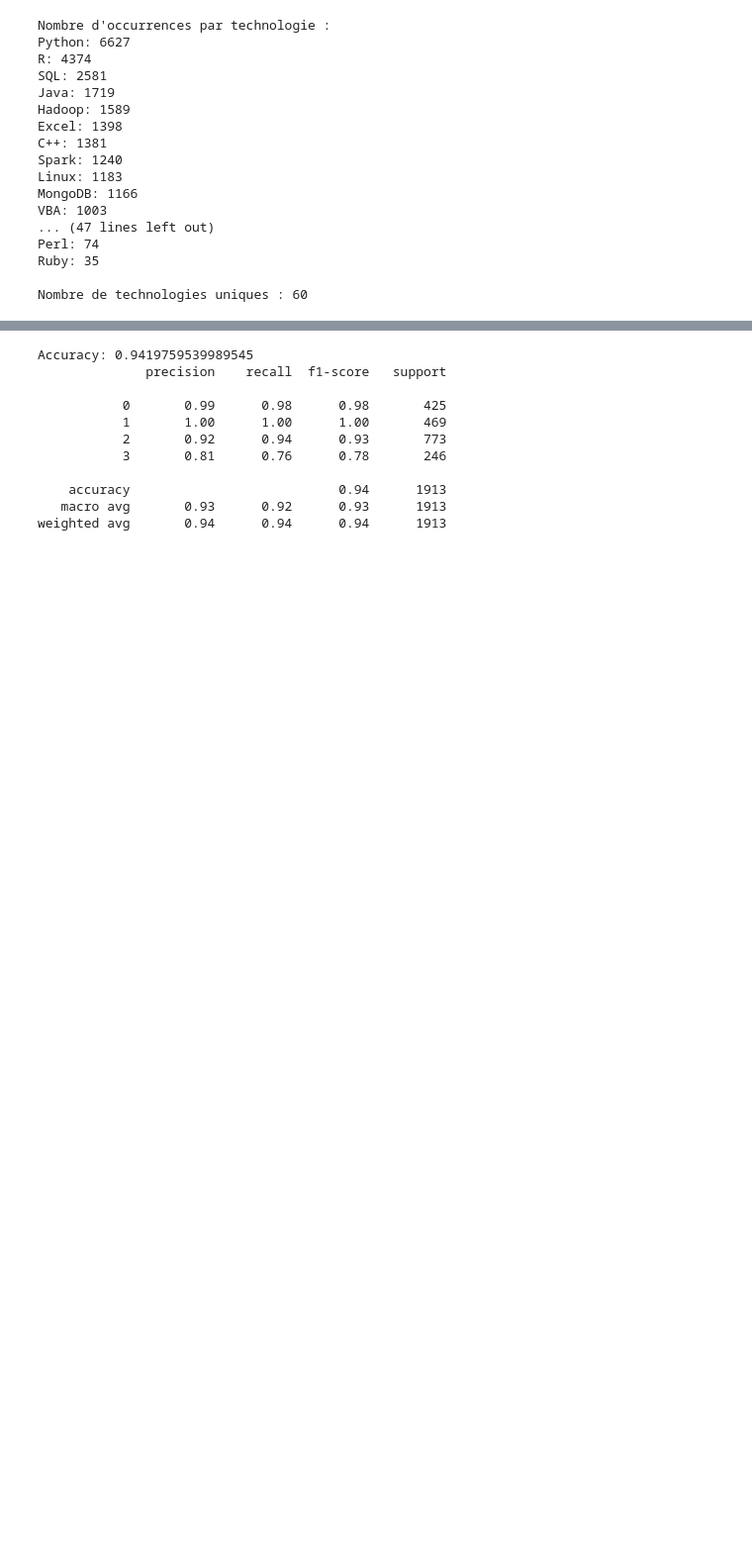
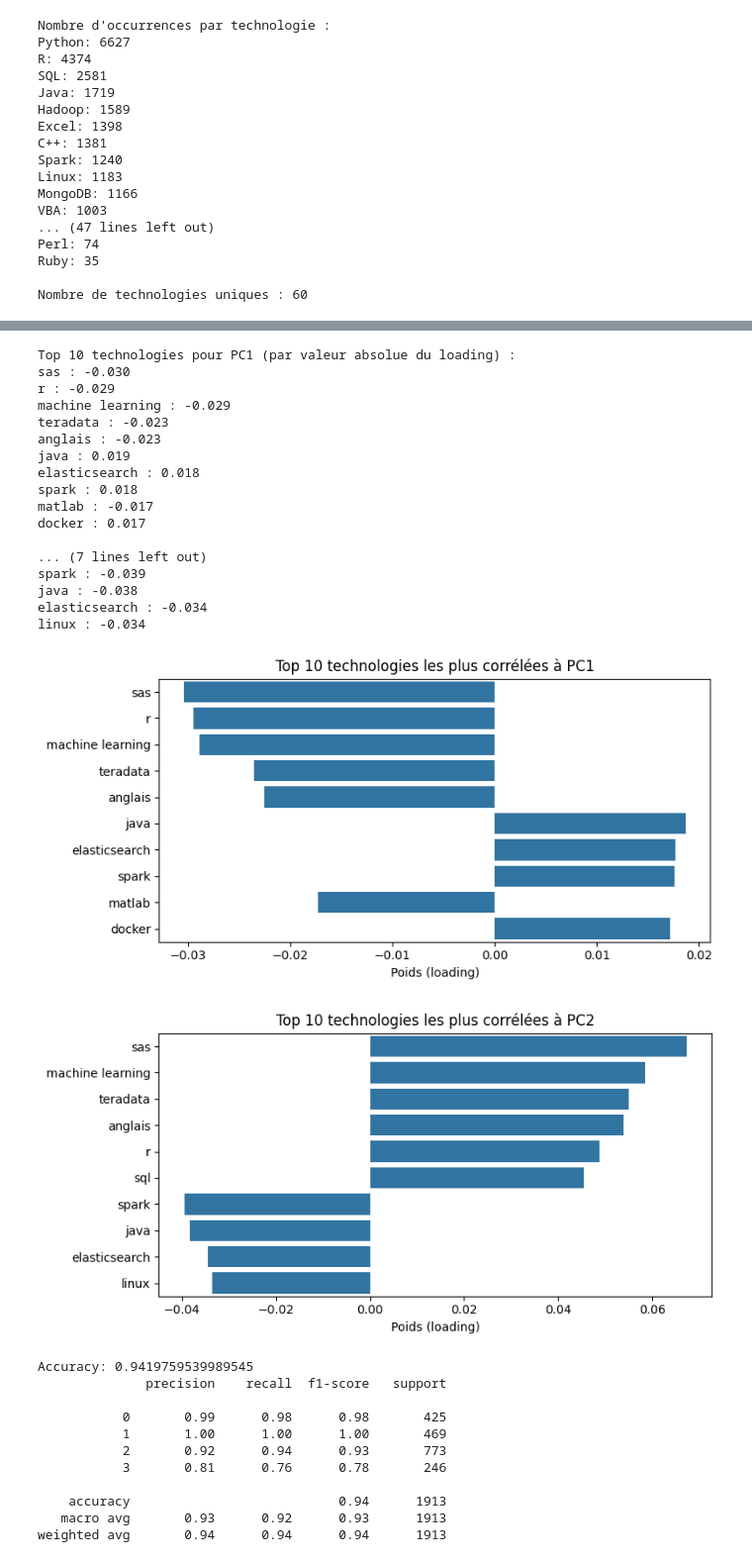
Before and after one commit to jccazes/equancy_technical_assessment, a Jupyter notebook: src/equancy_technical_assessment/answers copy.ipynb, the cells around one changed output, grey strips where cells are left out. Shown at 99% size. Saved outputs shown, nothing was run; the diff lists cells and outputs as text; code cells hidden in the pictures; blank space fills up the shorter version.

Commit message:
added some observations on pca loadings

```diff
--- a/src/equancy_technical_assessment/answers copy.ipynb
+++ b/src/equancy_technical_assessment/answers copy.ipynb
@@ -721,3 +859,67 @@ Nombre de technologies uniques : 60
+# %%
+# 1. Récupérer les noms des features après transformation
+tfidf = TfidfVectorizer(tokenizer=lambda x: x.split('/'))
+preprocessor.fit(clustered_employee_data)
+feature_names = (
+    preprocessor.named_transformers_['tech'].get_feature_names_out()
+    if hasattr(preprocessor.named_transformers_['tech'], 'get_feature_names_out')
+    else []
+)
+
+# 2. Indices des features TF-IDF dans la matrice transformée
+# On suppose que les features TF-IDF sont à la fin (car ajoutées après num et cat)
+n_num = preprocessor.transformers_[0][2].__len__()
+n_cat = preprocessor.named_transformers_['cat'].get_feature_names_out().shape[0]
+n_tfidf = len(feature_names)
+tfidf_start = n_num + n_cat
+tfidf_end = tfidf_start + n_tfidf
+
+# 3. Coefficients PCA pour TF-IDF
+tfidf_pca_loadings = pca.components_[:, tfidf_start:tfidf_end]
+
+# 4. Top mots/technos pour PC1 et PC2
+for i, pc in enumerate(['PC1', 'PC2']):
+    top_idx = np.argsort(np.abs(tfidf_pca_loadings[i]))[::-1][:10]
+    print(f"\nTop 10 technologies pour {pc} (par valeur absolue du loading) :")
+    for idx in top_idx:
+        print(f"{feature_names[idx]} : {tfidf_pca_loadings[i, idx]:.3f}")
+
+# Optionnel : visualisation barplot
+import matplotlib.pyplot as plt
+import seaborn as sns
+
+for i, pc in enumerate(['PC1', 'PC2']):
+    top_idx = np.argsort(np.abs(tfidf_pca_loadings[i]))[::-1][:10]
+    plt.figure(figsize=(8,4))
+    sns.barplot(
+        x=tfidf_pca_loadings[i][top_idx],
+        y=[feature_names[j] for j in top_idx],
+        orient='h'
+    )
+    plt.title(f"Top 10 technologies les plus corrélées à {pc}")
+    plt.xlabel("Poids (loading)")
+    plt.tight_layout()
+    plt.show()
+# %% [output]
+Top 10 technologies pour PC1 (par valeur absolue du loading) :
+sas : -0.030
+r : -0.029
+machine learning : -0.029
+teradata : -0.023
+anglais : -0.023
+java : 0.019
+elasticsearch : 0.018
+spark : 0.018
+matlab : -0.017
+docker : 0.017
+
+... (7 lines left out)
+spark : -0.039
+java : -0.038
+elasticsearch : -0.034
+linux : -0.034
+[figure, added]
+[figure, added]
 # %%
 from sklearn.metrics import classification_report, accuracy_score
 from sklearn.metrics import confusion_matrix
```
Also changed, not shown: parts of 3 cells of this notebook.
